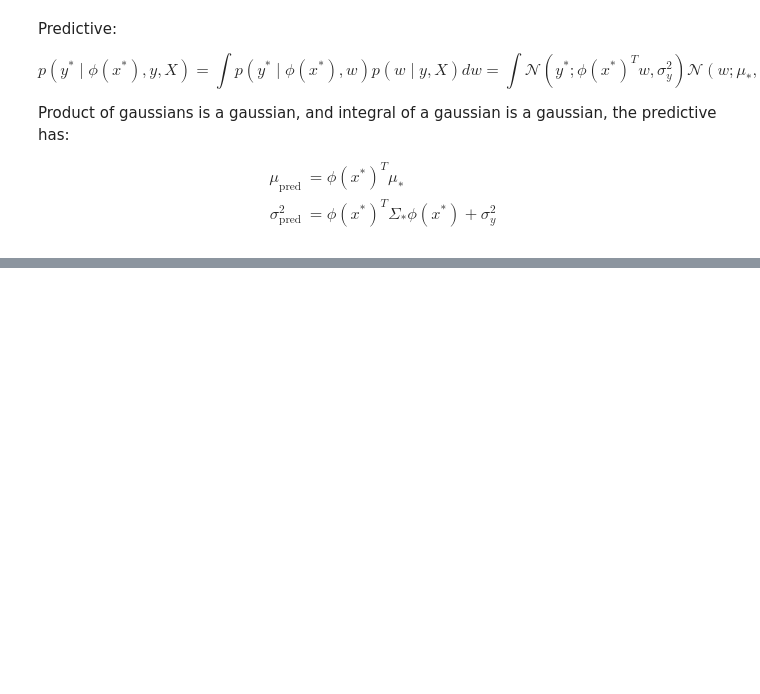
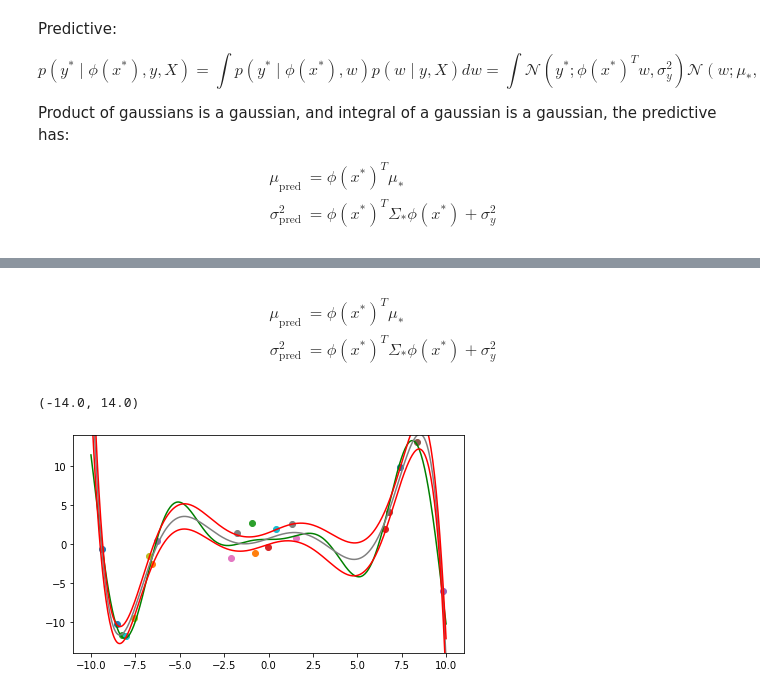
Before and after one commit to GavinPHR/bayesian-intro, a Jupyter notebook: linear_regression.ipynb, the cells around one changed output, grey strips where cells are left out. Cells and saved outputs as stored; diff of their text form; code cells hidden in the pictures; blank space fills up the shorter version.

```diff
--- a/linear_regression.ipynb
+++ b/linear_regression.ipynb
@@ -193,0 +203,46 @@ for ax in axs.flat:
+# %%
+k = 8
+funcs = poly_basis(k - 1)
+# funcs = rbf_basis(np.linspace(-10, 10, k), 1)
+Phi = Phi_factory(xs, funcs)
+m_w, cov_w = np.zeros(k), np.diag(np.ones(k))
+online_sample_size = 3  # adjust this to see online update
+cov_y = np.diag(np.ones(online_sample_size))
+
+def update(y, Phi, m_w, cov_w, cov_y):
+    inv_cov_w = np.linalg.inv(cov_w)
+    inv_cov_y = np.linalg.inv(cov_y)
+    cov_star = np.linalg.inv(Phi.T.dot(inv_cov_y).dot(Phi) + inv_cov_w)
+    m_star = (y.T.dot(inv_cov_y).dot(Phi) + m_w.T.dot(inv_cov_w)).dot(cov_star)
+    return m_star[0], cov_star
+# %% [markdown]
+$$
+\begin{align*}
+\mu_\text{pred} &= \phi(x^*)^T\mu_*\\
+\sigma^2_\text{pred} &= \phi(x^*)^T\Sigma_*\phi(x^*) + \sigma^2_y
+\end{align*}
+$$
+# %%
+left = 0
+# %%
+right = left + online_sample_size
+
+y_ = ys[left:right].reshape(-1, 1)
+Phi_ = Phi[left:right]
+m_w, cov_w = update(y_, Phi_, m_w, cov_w, cov_y)
+
+Phi_all = Phi_factory(xs_all, funcs)
+
+for i in range(right):
+    plt.scatter(xs[i], ys[i])
+plt.plot(xs_all, ys_all, c='green')
+f_mean = Phi_all.dot(m_w)
+plt.plot(xs_all, f_mean, c='grey')
+std = np.sqrt(np.sum(Phi_all.dot(cov_w) * Phi_all, axis=1))  # cov of y does not get updated, thus constant 1
+plt.plot(xs_all, f_mean + 2 * std, c='red')
+plt.plot(xs_all, f_mean - 2 * std, c = 'red')
+left = right
+plt.ylim([-14, 14])
+# %% [output]
+(-14.0, 14.0)
+[figure, added]
```
Also changed, not shown: parts of 6 cells of this notebook.
